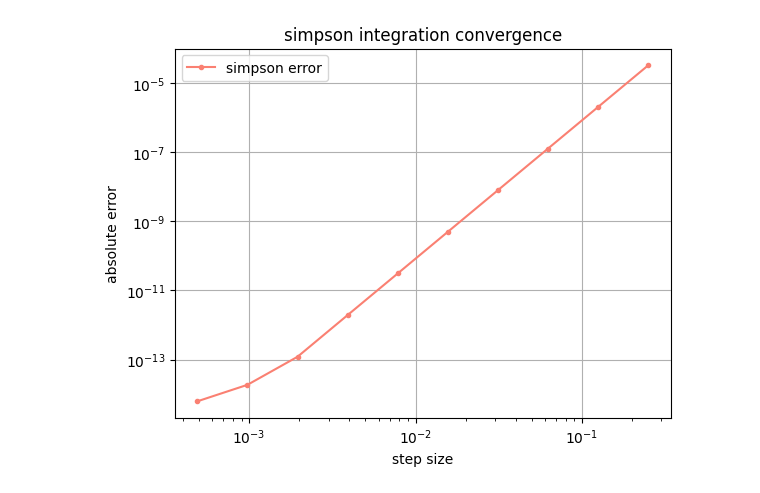
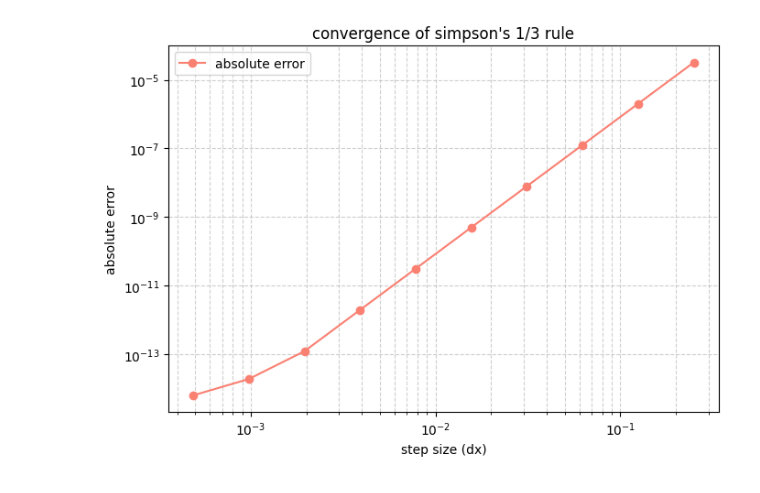
Before and after one commit to anafer25/simpson-integration-and-error-analysis, a Jupyter notebook: simpson_integration_and_error_analysis.ipynb, the cells around one changed output. Cells and saved outputs as stored; diff of their text form; code cells hidden in the pictures.

```diff
--- a/simpson_integration_and_error_analysis.ipynb
+++ b/simpson_integration_and_error_analysis.ipynb
@@ -3,55 +3,58 @@
 # %%
 import numpy as np
 import matplotlib.pyplot as plt
 
-# define the function to integrate
-def func(x):
+# numerical integration using simpson's 1/3 rule
+def simpson_rule(func, start, end, n_intervals):
+    """approximate the integral of func from start to end using n_intervals."""
+    dx = (end - start) / n_intervals
+    integral = 0.0
+    # apply simpson's weights 1,4,1 over each subinterval
+    for i in range(n_intervals):
+        x_left = start + i * dx
+        x_mid  = x_left + 0.5 * dx
+        x_right= x_left + dx
+        integral += func(x_left) + 4*func(x_mid) + func(x_right)
+    return integral * dx / 6
+
+# define any function to integrate
+def my_function(x):
     return x**4
 
-# implement simpson's 1/3 rule
-def simpson_integration(f, left, right, intervals, dx):
-    total = 0
-    # loop over each interval and apply the simpson weights: 1, 4, 1
-    for i in range(intervals):
-        x0 = left + i * dx
-        x1 = left + (i + 0.5) * dx
-        x2 = left + (i + 1) * dx
-        total += f(x0) + 4 * f(x1) + f(x2)
-    return total * dx / 6
+# integration parameters
+lower_bound = 1
+upper_bound = 2
+initial_intervals = 4
+num_evaluations = 10
+exact_integral = 31 / 5  # known exact result for f(x)=x^4 over [1,2]
 
-# set integration bounds
-a = 1
-b = 2
-initial_intervals = 4
-num_steps = 10
+# store step sizes and corresponding errors
+step_sizes = []
+error_values = []
 
-step_sizes = []
-errors = []
+current_intervals = initial_intervals
+for _ in range(num_evaluations):
+    dx = (upper_bound - lower_bound) / current_intervals
+    step_sizes.append(dx)
+    approx = simpson_rule(my_function, lower_bound, upper_bound, current_intervals)
+    error_values.append(abs(approx - exact_integral))
+    current_intervals *= 2  # refine by doubling intervals
 
-intervals = initial_intervals
-for step in range(num_steps):
-    dx = (b - a) / intervals
-    # store current step size
-    step_sizes.append(dx)
-    # calculate absolute error compared to exact integral 31/5
-    error = abs(simpson_integration(func, a, b, intervals, dx) - 31 / 5)
-    errors.append(error)
-    # double the number of intervals for next iteration
-    intervals *= 2
+# convert to numpy arrays for plotting
+step_sizes = np.array(step_sizes)
+error_values = np.array(error_values)
 
-# convert lists to numpy arrays for plotting
-step_sizes = np.array(step_sizes)
-errors = np.array(errors)
-
-# plot error vs step size on log-log scale
-plt.plot(step_sizes, errors, marker='.', color='salmon', label='simpson error')
-plt.xlabel('step size')
+# plot convergence on a log-log scale
+plt.figure(figsize=(7,5))
+plt.plot(step_sizes, error_values, 'o-', color='salmon', label='absolute error')
+plt.xlabel('step size (dx)')
 plt.ylabel('absolute error')
-plt.title('simpson integration convergence')
+plt.title('convergence of simpson\'s 1/3 rule')
 plt.xscale('log')
 plt.yscale('log')
-plt.grid(True)
+plt.grid(True, which='both', linestyle='--', alpha=0.6)
 plt.legend()
+plt.tight_layout()
 plt.show()
 # %% [output]
-[figure, old version]
+[figure, new version]
```
